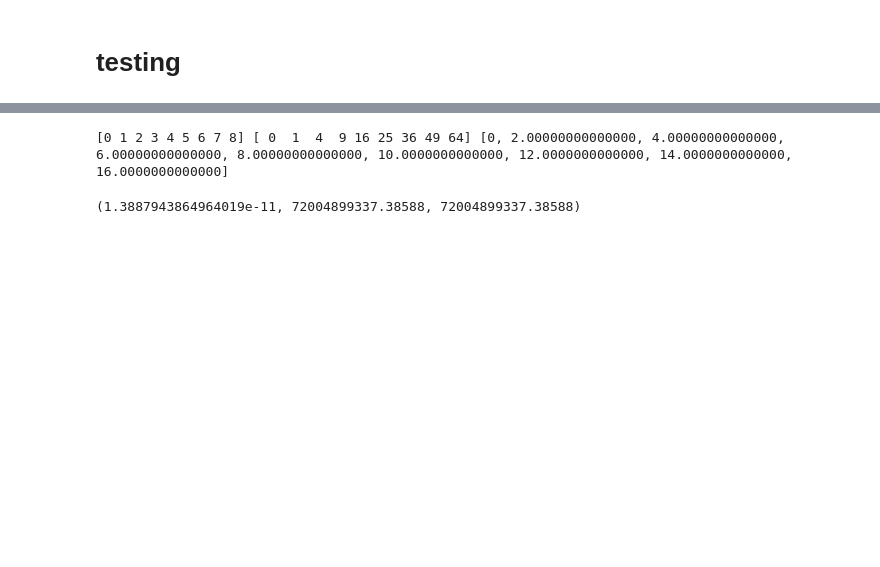
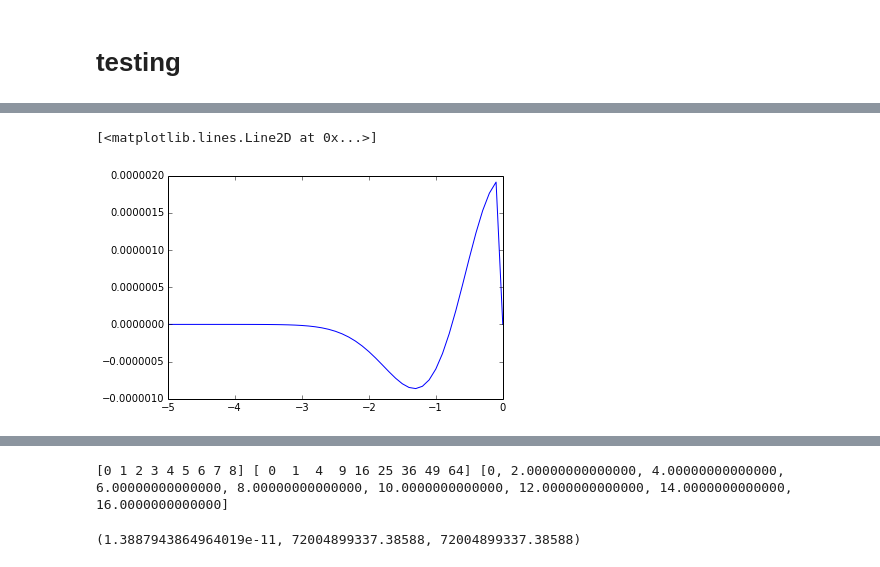
Before and after one commit to rahulporuri/project_work, a Jupyter notebook: test.ipynb, the cells around one changed output, grey strips where cells are left out. Saved outputs shown, nothing was run; the diff lists cells and outputs as text; code cells hidden in the pictures; blank space fills up the shorter version.

```diff
--- a/test.ipynb
+++ b/test.ipynb
@@ -175,0 +246,5 @@ sym.diff(DfH(x),x)
+# %%
+plt.plot(N,[DH(i) for i in N])
+# %% [output]
+[<matplotlib.lines.Line2D at 0x...>]
+[figure, added]
```
Also changed, not shown: parts of 60 cells of this notebook, 1 other file.
